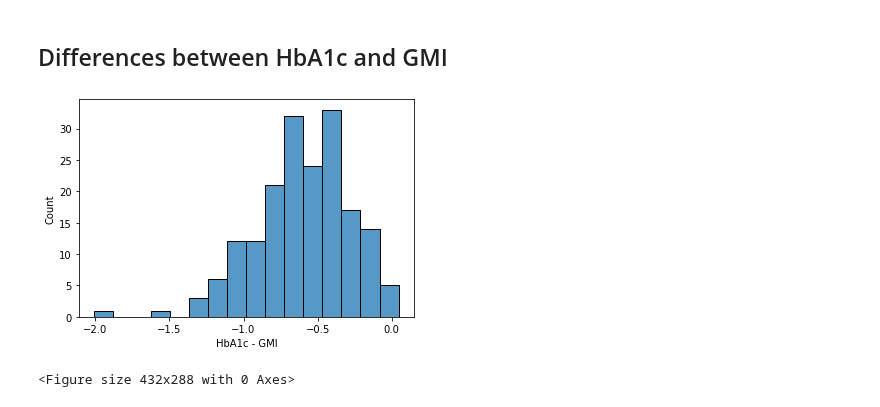
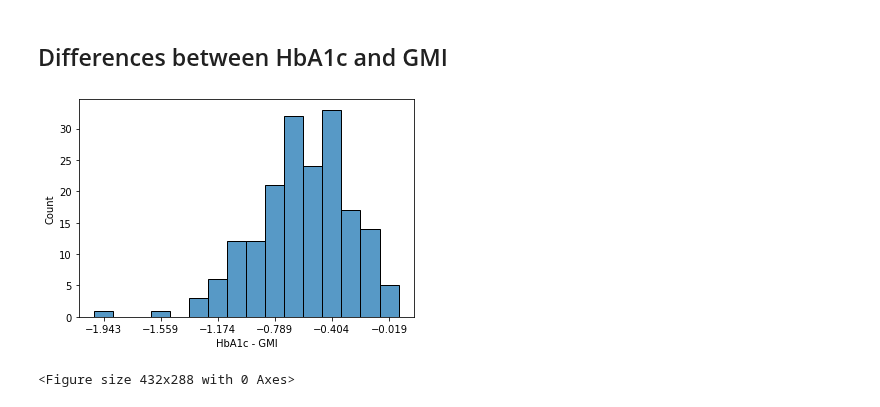
Before and after one commit to childhealthbiostatscore/BDC-Code, a Jupyter notebook: Viral Shah/GMI and A1c/ADA 2022/shah_ada_2022.ipynb, the cells around one changed output. Drawn from its saved outputs; the diff is of its cells as text; code cells hidden in the pictures.

Commit message:
new ticks

```diff
--- a/Viral Shah/GMI and A1c/ADA 2022/shah_ada_2022.ipynb
+++ b/Viral Shah/GMI and A1c/ADA 2022/shah_ada_2022.ipynb
@@ -90,8 +90,17 @@ plt.plot([80,175],[5.2236,7.496], linewidth=2, color = "r");
 # %% [markdown]
 ## Differences between HbA1c and GMI
 # %%
+# bin settings
+min_val = nondiab.Diff.min()
+max_val = nondiab.Diff.max()
+val_width = max_val - min_val
+n_bins = 16 # stay consistent w original plot
+bin_width = val_width/n_bins
+
+# plot tinkering
 sns.histplot(data=nondiab, x="Diff")
 plt.xlabel("HbA1c - GMI");
+plt.xticks(np.arange(min_val+bin_width/2, max_val+bin_width/2, bin_width*3)); # comment this out for nicer, but uncentered ticks
 # %% [output]
-[figure, old version]
+[figure, new version]
 # %%
```
Also changed, not shown: parts of 3 cells of this notebook.
